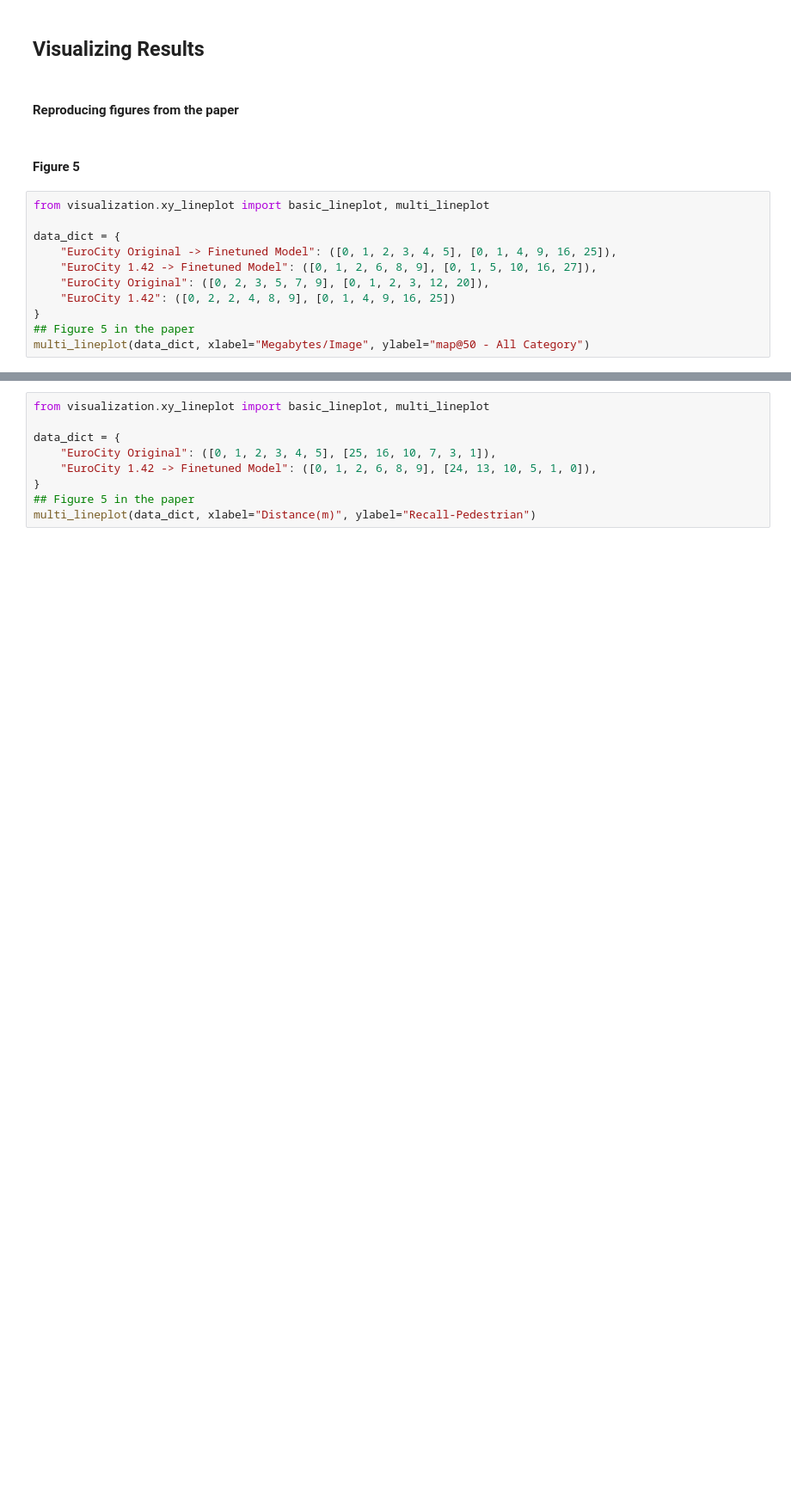
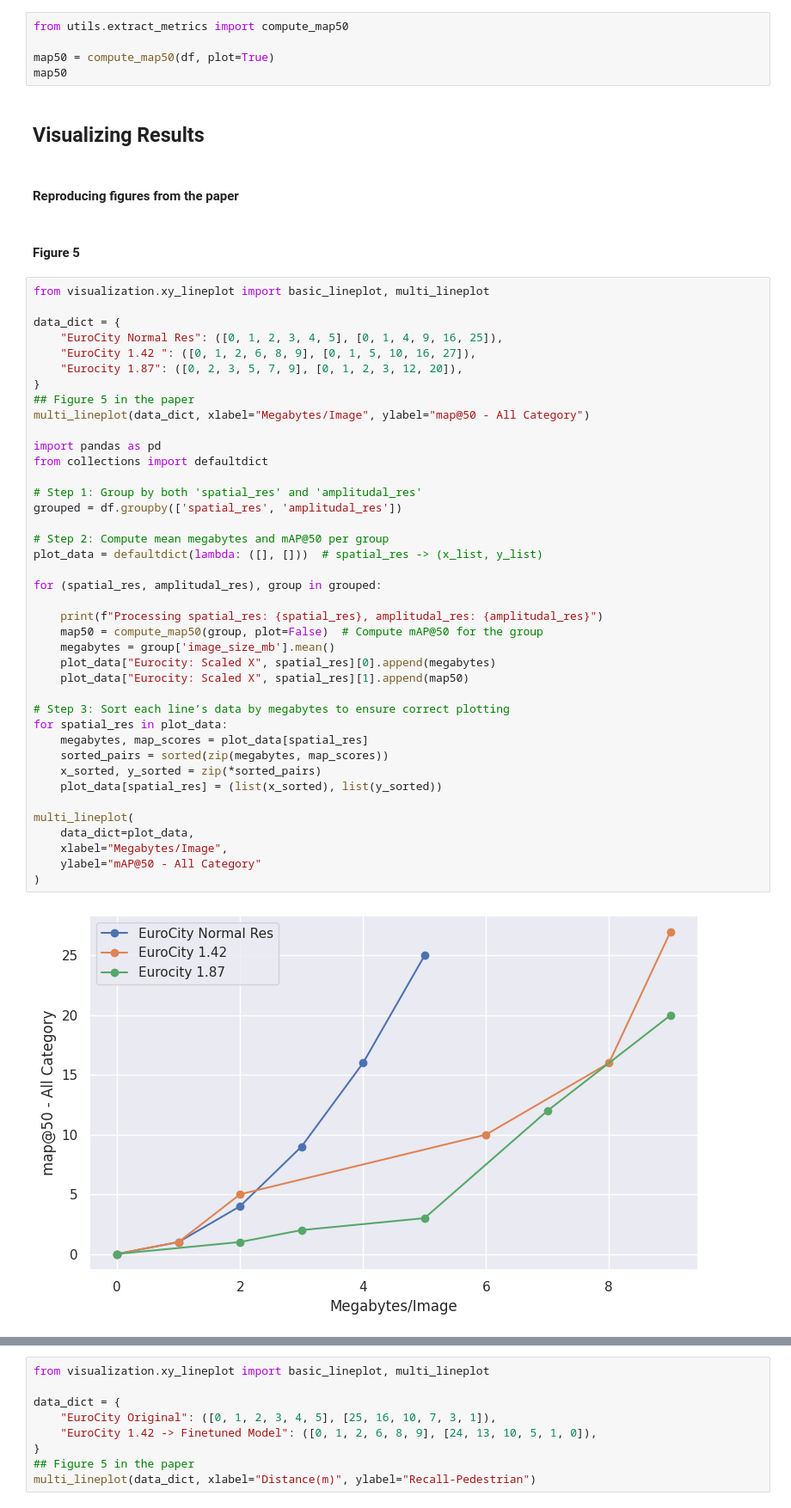
Before and after one commit to vdakov/frmdl-object-detection-distance-resolution, a Jupyter notebook: experiments.ipynb, the cells around one changed output, grey strips where cells are left out. Shown at 86% size. Cells and saved outputs as stored; diff of their text form; blank space fills up the shorter version.

```diff
--- a/experiments.ipynb
+++ b/experiments.ipynb
@@ -335,3 +254,8 @@ create_predictions_dataframe(predictions, labels)
+# %%
+from utils.extract_metrics import compute_map50
+
+map50 = compute_map50(df, plot=True)
+map50
 # %% [markdown]
 ## Visualizing Results
 # %% [markdown]
@@ -341,11 +265,42 @@ create_predictions_dataframe(predictions, labels)
 # %%
 from visualization.xy_lineplot import basic_lineplot, multi_lineplot
 
 data_dict = {
-    "EuroCity Original -> Finetuned Model": ([0, 1, 2, 3, 4, 5], [0, 1, 4, 9, 16, 25]),
-    "EuroCity 1.42 -> Finetuned Model": ([0, 1, 2, 6, 8, 9], [0, 1, 5, 10, 16, 27]),
-    "EuroCity Original": ([0, 2, 3, 5, 7, 9], [0, 1, 2, 3, 12, 20]),
-    "EuroCity 1.42": ([0, 2, 2, 4, 8, 9], [0, 1, 4, 9, 16, 25])
+    "EuroCity Normal Res": ([0, 1, 2, 3, 4, 5], [0, 1, 4, 9, 16, 25]),
+    "EuroCity 1.42 ": ([0, 1, 2, 6, 8, 9], [0, 1, 5, 10, 16, 27]),
+    "Eurocity 1.87": ([0, 2, 3, 5, 7, 9], [0, 1, 2, 3, 12, 20]),
 }
 ## Figure 5 in the paper
 multi_lineplot(data_dict, xlabel="Megabytes/Image", ylabel="map@50 - All Category")
+
+import pandas as pd
+from collections import defaultdict
+
+# Step 1: Group by both 'spatial_res' and 'amplitudal_res'
+grouped = df.groupby(['spatial_res', 'amplitudal_res'])
+
+# Step 2: Compute mean megabytes and mAP@50 per group
+plot_data = defaultdict(lambda: ([], []))  # spatial_res -> (x_list, y_list)
+
+for (spatial_res, amplitudal_res), group in grouped:
+
+    print(f"Processing spatial_res: {spatial_res}, amplitudal_res: {amplitudal_res}")
+    map50 = compute_map50(group, plot=False)  # Compute mAP@50 for the group
+    megabytes = group['image_size_mb'].mean()
+    plot_data["Eurocity: Scaled X", spatial_res][0].append(megabytes)
+    plot_data["Eurocity: Scaled X", spatial_res][1].append(map50)
+
+# Step 3: Sort each line’s data by megabytes to ensure correct plotting
+for spatial_res in plot_data:
+    megabytes, map_scores = plot_data[spatial_res]
+    sorted_pairs = sorted(zip(megabytes, map_scores))
+    x_sorted, y_sorted = zip(*sorted_pairs)
+    plot_data[spatial_res] = (list(x_sorted), list(y_sorted))
+
+multi_lineplot(
+    data_dict=plot_data,
+    xlabel="Megabytes/Image",
+    ylabel="mAP@50 - All Category"
+)
+# %% [output]
+[figure, added]
```
Also changed, not shown: parts of 7 cells of this notebook, 3 other files.
